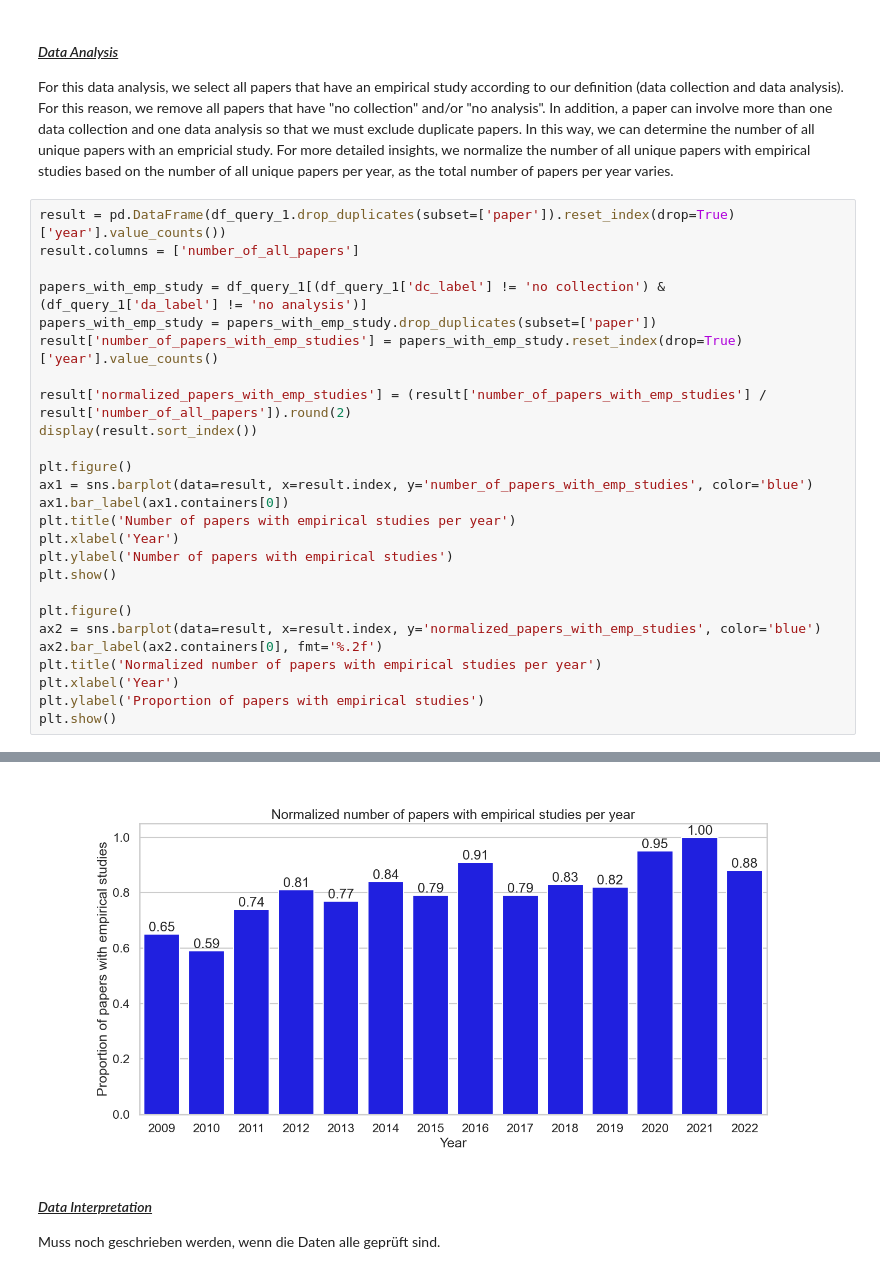
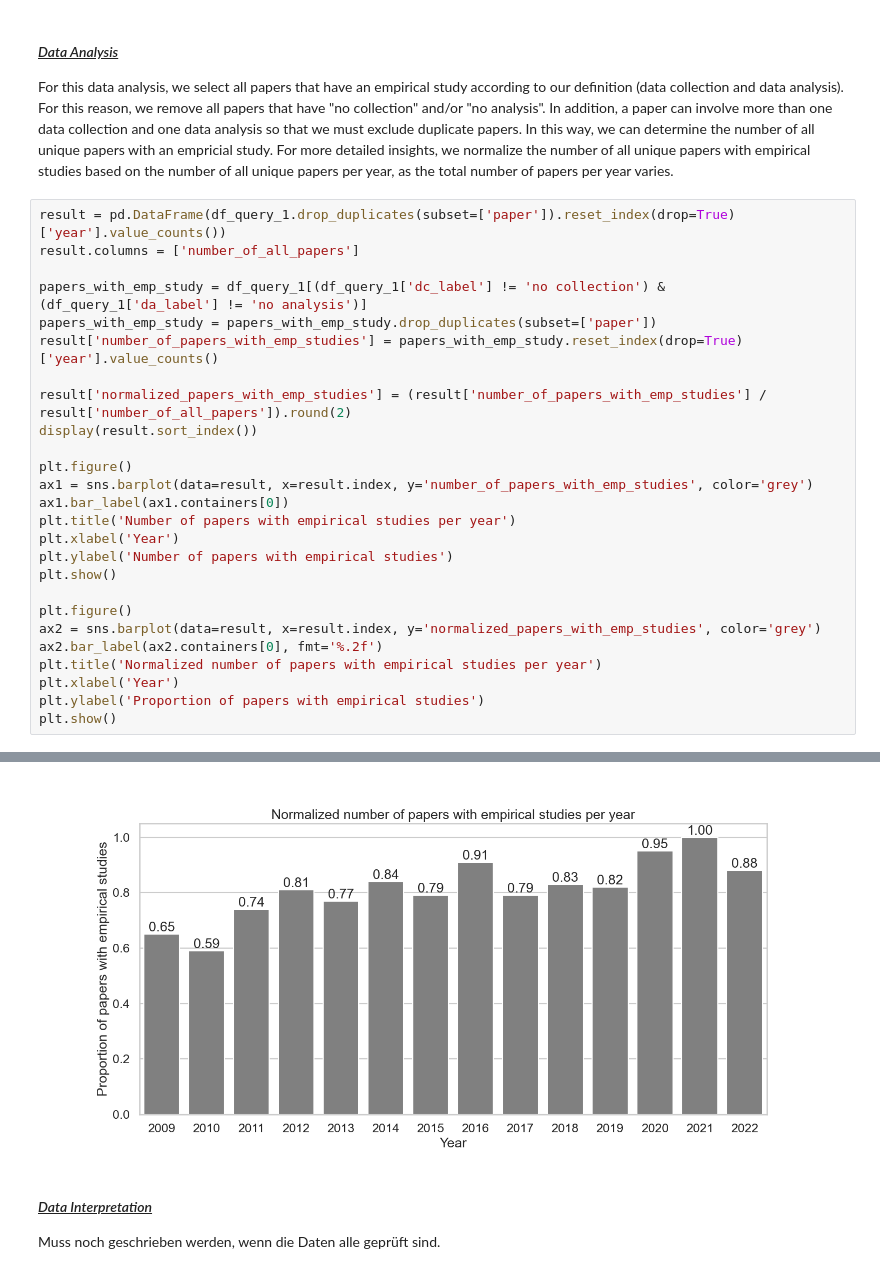
Before and after one commit to okarras/EmpiRE-Analysis, a Jupyter notebook: empire-analysis.ipynb, the cells around one changed output, grey strips where cells are left out. Drawn from its saved outputs; the diff is of its cells as text.

Commit message:
changed color to grey

```diff
--- a/empire-analysis.ipynb
+++ b/empire-analysis.ipynb
@@ -334,7 +334,7 @@ result['normalized_papers_with_emp_studies'] = (result['number_of_papers_with_em
 display(result.sort_index())
 
 plt.figure()
-ax1 = sns.barplot(data=result, x=result.index, y='number_of_papers_with_emp_studies', color='blue')
+ax1 = sns.barplot(data=result, x=result.index, y='number_of_papers_with_emp_studies', color='grey')
 ax1.bar_label(ax1.containers[0])
 plt.title('Number of papers with empirical studies per year')
 plt.xlabel('Year')
@@ -342,7 +342,7 @@ plt.ylabel('Number of papers with empirical studies')
 plt.show()
 
 plt.figure()
-ax2 = sns.barplot(data=result, x=result.index, y='normalized_papers_with_emp_studies', color='blue')
+ax2 = sns.barplot(data=result, x=result.index, y='normalized_papers_with_emp_studies', color='grey')
 ax2.bar_label(ax2.containers[0], fmt='%.2f')
 plt.title('Normalized number of papers with empirical studies per year')
 plt.xlabel('Year')
@@ -368,4 +368,4 @@ plt.show()
-[figure, old version]
+[figure, new version]
 # %% [markdown]
 #### <ins>*Data Interpretation*</ins>
 Muss noch geschrieben werden, wenn die Daten alle geprüft sind.
```
Also changed, not shown: parts of 1 cell of this notebook.
